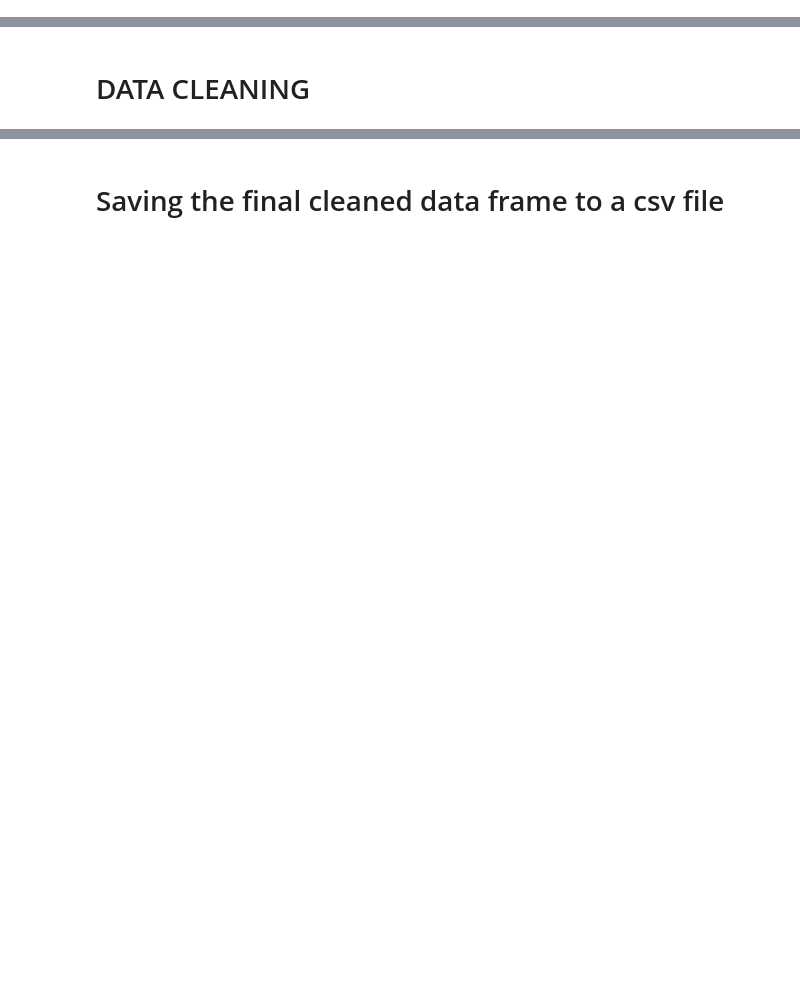
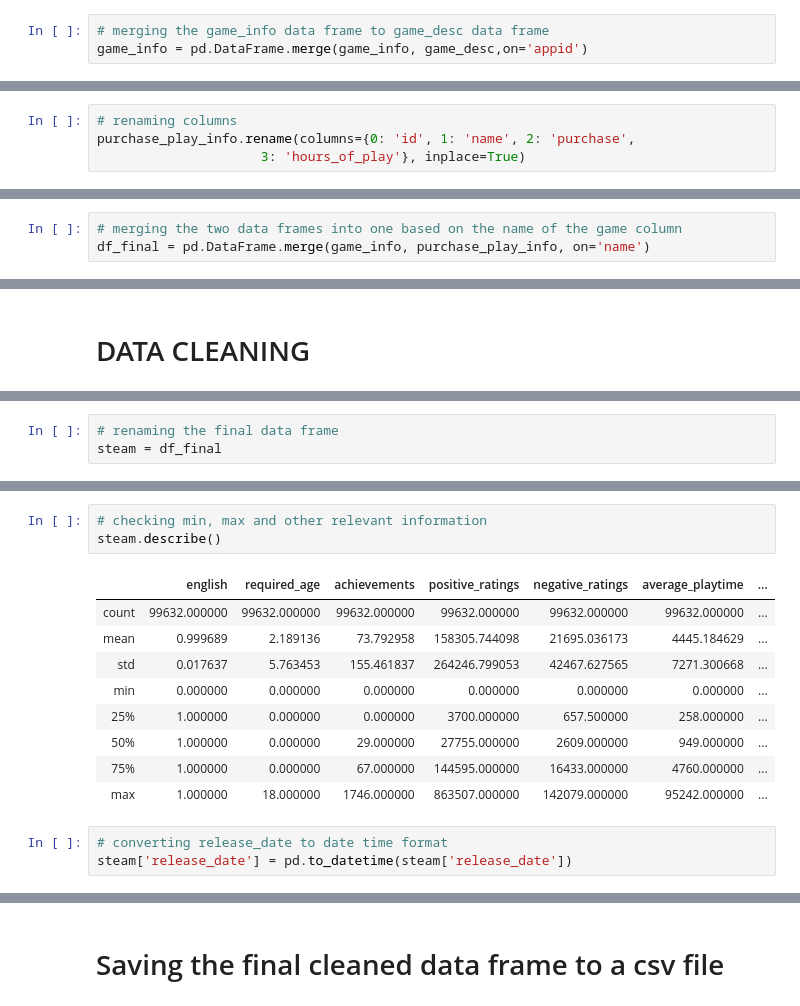
Before and after one commit to IsabelJoseph101/steam_recommendation_system, a Jupyter notebook: data_cleaning.ipynb, the cells around one changed output, grey strips where cells are left out. Cells and saved outputs as stored; diff of their text form; blank space fills up the shorter version.

```diff
--- a/data_cleaning.ipynb
+++ b/data_cleaning.ipynb
@@ -502,0 +531,3 @@ df_final.shape
+# %%
+# merging the game_info data frame to game_desc data frame
+game_info = pd.DataFrame.merge(game_info, game_desc,on='appid')
@@ -502,0 +563,4 @@ df_final.shape
+# %%
+# renaming columns
+purchase_play_info.rename(columns={0: 'id', 1: 'name', 2: 'purchase',
+                     3: 'hours_of_play'}, inplace=True)
@@ -502,0 +617,3 @@ df_final.shape
+# %%
+# merging the two data frames into one based on the name of the game column
+df_final = pd.DataFrame.merge(game_info, purchase_play_info, on='name')
@@ -702,0 +637,3 @@ df['rank'] = df['rank'] * 100
+# %%
+# renaming the final data frame
+steam = df_final
@@ -702,0 +696,16 @@ df['rank'] = df['rank'] * 100
+# %%
+# checking min, max and other relevant information
+steam.describe()
+# %% [output]
+|  | english | required_age | achievements | positive_ratings | negative_ratings | average_playtime | ... |
+| count | 99632.000000 | 99632.000000 | 99632.000000 | 99632.000000 | 99632.000000 | 99632.000000 | ... |
+| mean | 0.999689 | 2.189136 | 73.792958 | 158305.744098 | 21695.036173 | 4445.184629 | ... |
+| std | 0.017637 | 5.763453 | 155.461837 | 264246.799053 | 42467.627565 | 7271.300668 | ... |
+| min | 0.000000 | 0.000000 | 0.000000 | 0.000000 | 0.000000 | 0.000000 | ... |
+| 25% | 1.000000 | 0.000000 | 0.000000 | 3700.000000 | 657.500000 | 258.000000 | ... |
+| 50% | 1.000000 | 0.000000 | 29.000000 | 27755.000000 | 2609.000000 | 949.000000 | ... |
+| 75% | 1.000000 | 0.000000 | 67.000000 | 144595.000000 | 16433.000000 | 4760.000000 | ... |
+| max | 1.000000 | 18.000000 | 1746.000000 | 863507.000000 | 142079.000000 | 95242.000000 | ... |
+# %%
+# converting release_date to date time format
+steam['release_date'] = pd.to_datetime(steam['release_date'])
```
Also changed, not shown: parts of 138 cells of this notebook.
